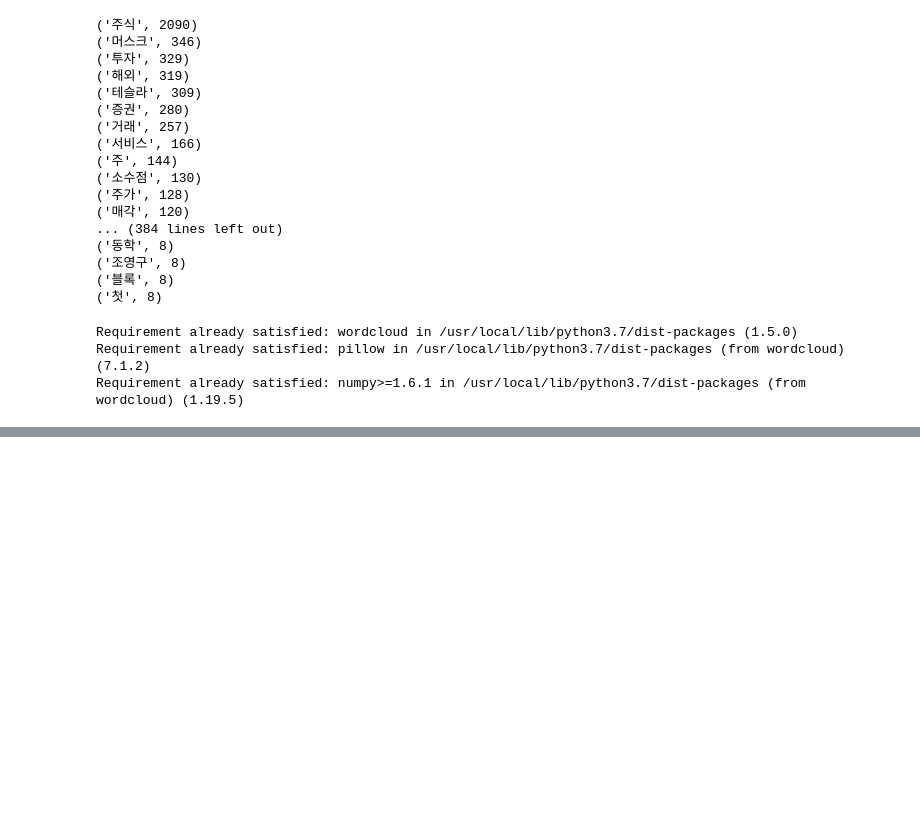
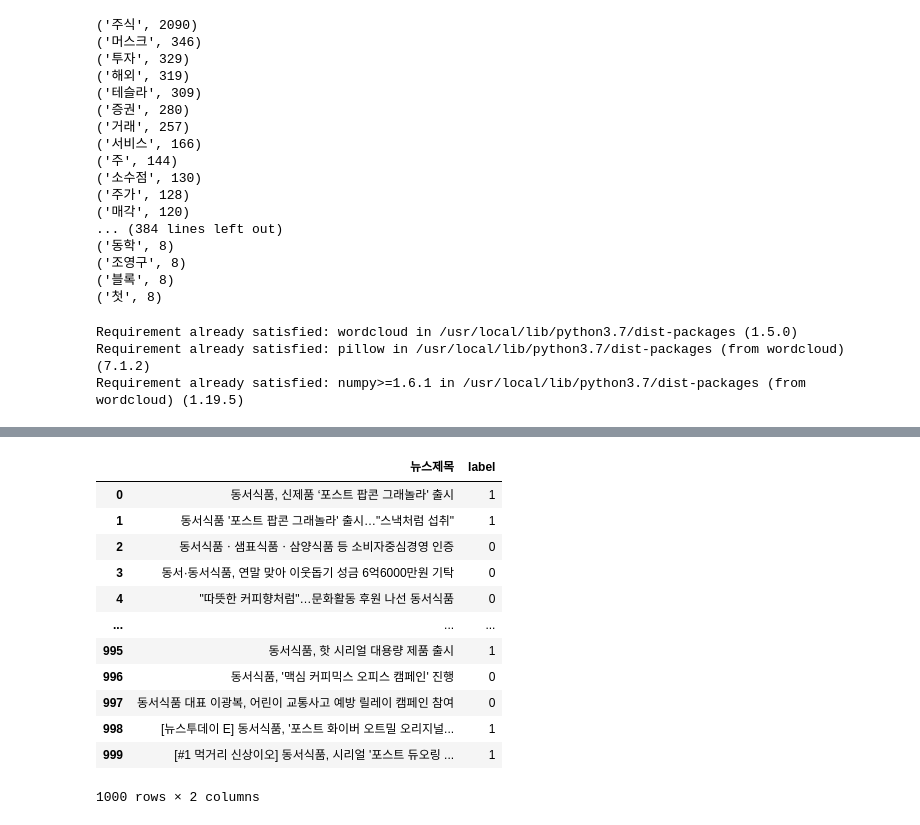
Before and after one commit to taeilkeemm/for-data-study, a Jupyter notebook: 단어분석.ipynb, the cells around one changed output, grey strips where cells are left out. Drawn from its saved outputs; the diff is of its cells as text; code cells hidden in the pictures; blank space fills up the shorter version.

```diff
--- a/단어분석.ipynb
+++ b/단어분석.ipynb
@@ -87,0 +122,9 @@ AttributeError: ignored
+# %%
+while True:
+  line = neg.readline()
+  line = line.replace('\n', '')
+  negative.append(line)
+  posneg.append(line)
+  if not line:
+    break
+neg.close()
@@ -87,0 +134,6 @@ AttributeError: ignored
+# %%
+labels = []
+title_data = list(df['뉴스제목'])
+# %%
+positive.pop()
+negative.pop()
@@ -87,0 +162,34 @@ AttributeError: ignored
+# %%
+for title in tqdm(title_data):
+  clean_title = re.sub('[-=+,#/\?:^$.@*\"※~&%ㆍ!』\\‘|\(\)\[\]\<\>`\'…\"\“》]', '', title)
+  negative_flag = False
+  label = 0
+  for i in range(len(negative)):
+    if negative[i] in clean_title:
+      label =  -1
+      negative_flag = True
+      break
+  if negative_flag == False:
+    for i in range(len(positive)):
+      if positive[i] in clean_title:
+        label = 1
+        break
+  labels.append(label)
+
+df['label'] = labels
+# %%
+df
+# %% [output]
+|  | 뉴스제목 | label |
+| 0 | 동서식품, 신제품 ‘포스트 팝콘 그래놀라' 출시 | 1 |
+| 1 | 동서식품 '포스트 팝콘 그래놀라' 출시…"스낵처럼 섭취" | 1 |
+| 2 | 동서식품ㆍ샘표식품ㆍ삼양식품 등 소비자중심경영 인증 | 0 |
+| 3 | 동서·동서식품, 연말 맞아 이웃돕기 성금 6억6000만원 기탁 | 0 |
+| 4 | "따뜻한 커피향처럼"…문화활동 후원 나선 동서식품 | 0 |
+| ... | ... | ... |
+| 995 | 동서식품, 핫 시리얼 대용량 제품 출시 | 1 |
+| 996 | 동서식품, '맥심 커피믹스 오피스 캠페인' 진행 | 0 |
+| 997 | 동서식품 대표 이광복, 어린이 교통사고 예방 릴레이 캠페인 참여 | 0 |
+| 998 | [뉴스투데이 E] 동서식품, '포스트 화이버 오트밀 오리지널... | 1 |
+| 999 | [#1 먹거리 신상이오] 동서식품, 시리얼 '포스트 듀오링 ... | 1 |
+1000 rows × 2 columns
```
Also changed, not shown: parts of 12 cells of this notebook.
